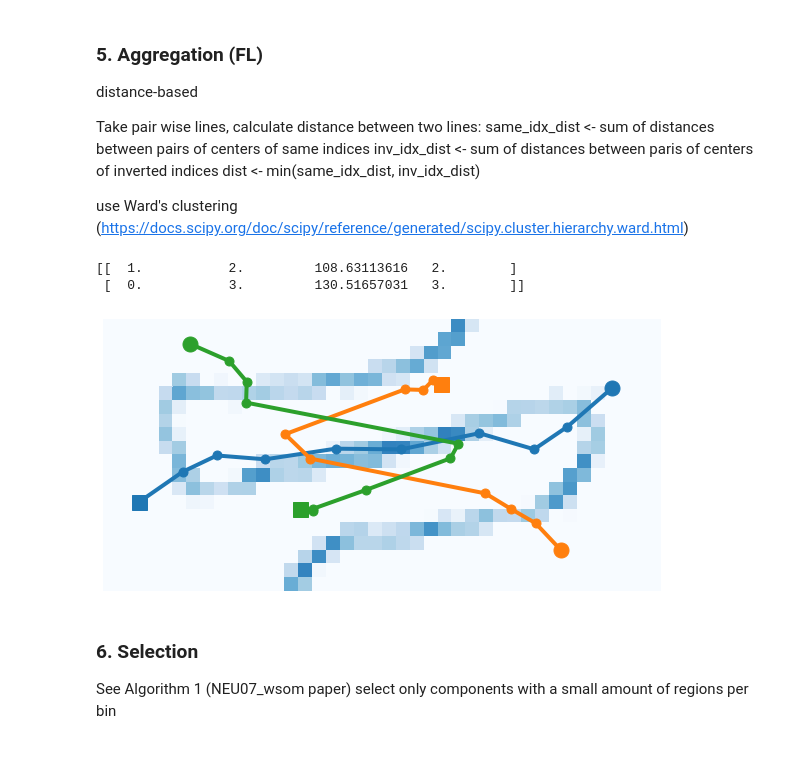
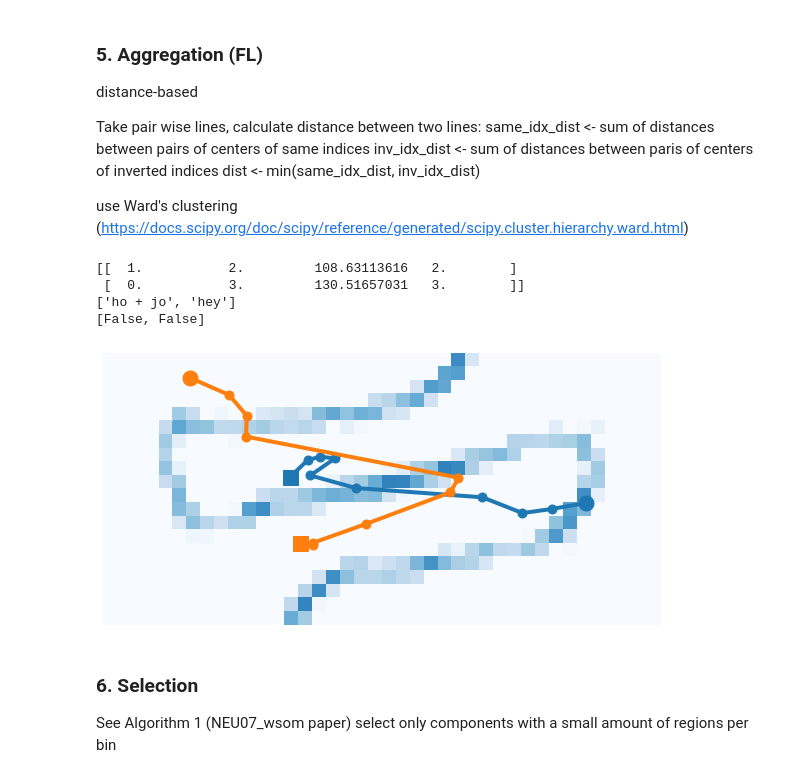
Before and after one commit to filipLoisel/SOS, a Jupyter notebook: UE3/src/main.ipynb, the cells around one changed output. Drawn from its saved outputs; the diff is of its cells as text; code cells hidden in the pictures.

Commit message:
added name grouping

```diff
--- a/UE3/src/main.ipynb
+++ b/UE3/src/main.ipynb
@@ -193,8 +193,8 @@ def visualize(lines, u_matrix, start_end = True, _vmin=0.15,_vmax=0.45, componen
             plt.plot(y_coordinates[-1], x_coordinates[-1], '-s', markersize = 15, color=color)
 
     plt.show()
-
-visualize(lines, u_matrix)
+names =['hey','ho','jo','bro','straight','from','so','ho','a','b','c']
+visualize(lines, u_matrix, component_names=names)
 # %% [output]
 [figure]
 # %% [markdown]
@@ -210,35 +210,36 @@ Take pair wise lines,
 
 use Ward's clustering (https://docs.scipy.org/doc/scipy/reference/generated/scipy.cluster.hierarchy.ward.html)
 # %%
-def distance(l1,l2):
+
+def distance(l1, l2):
     "l1 and l2 need to be 2 dimensional numpy arrays"
     distance_normal = 0
     distance_reversed = 0
     for i in range(len(l1)):
         distance_normal += np.linalg.norm(l1[i] - l2[i])
-        distance_reversed += np.linalg.norm(l1[i] - l2[-(i+1)])
+        distance_reversed += np.linalg.norm(l1[i] - l2[-(i + 1)])
     l = [distance_normal, distance_reversed]
-    return min(l),np.where(l == min(l))[0][0] # [0][0] to get an int instead of an array
+    return min(l), np.where(l == min(l))[0][0]  # [0][0] to get an int instead of an array
 
 
 def create_distance_matrix(lines):
     # create mattrix that shows if the pairwise distance is revesed or not
     n_lines = lines.shape[0]
-    matrix = np.empty((n_lines,n_lines))
-    normal_or_not = np.empty((n_lines,n_lines))
+    matrix = np.empty((n_lines, n_lines))
+    normal_or_not = np.empty((n_lines, n_lines))
     for i in range(n_lines):
         for j in range(n_lines):
             if i == j:
-                matrix[i,j] = np.inf
-                normal_or_not[i,j] = -1
+                matrix[i, j] = np.inf
+                normal_or_not[i, j] = -1
             else:
-                matrix[i,j] = distance(lines[i],lines[j])[0]
-                normal_or_not[i,j] = distance(lines[i],lines[j])[1]
+                matrix[i, j] = distance(lines[i], lines[j])[0]
+                normal_or_not[i, j] = distance(lines[i], lines[j])[1]
 
-    return np.triu(matrix,1), normal_or_not
+    return np.triu(matrix, 1), normal_or_not
 
 
-def assign_clusters(d_matrix,threshold,print_Z=False):
+def assign_clusters(d_matrix, threshold, print_Z=False):
     Z = ward(d_matrix[d_matrix > 0])
     # see link for explanation of Z
     # https://docs.scipy.org/doc/scipy/reference/reference/generated/scipy.cluster.hierarchy.fcluster.html#scipy.cluster.hierarchy.fcluster
@@ -246,48 +247,67 @@ def assign_clusters(d_matrix,threshold,print_Z=False):
         print(Z)
     assigned_clusters = fcluster(Z, threshold, criterion='distance')
     return assigned_clusters
 
-def average_lines(lines,clusters,r_matrix):
+
+def average_lines(lines, clusters, r_matrix, names):
     ''' averages x,y values of all lines per cluster
     '''
-    #final_lines = np.empty((clusters.max(),lines[],2))
+
+    reverse_list = []
     final_lines = []
-    for i in range(max(clusters)): #iterate trough clusters
+    final_names = []
+    for i in range(max(clusters)):  # iterate trough clusters
+        reverse_used = False #indicates if the cluster contains a reversed line
         cluster_lines = np.where(clusters == i + 1)
         if len(cluster_lines[0]) == 1:
             final_lines.append(lines[cluster_lines[0]][0].tolist())
+            final_names.append(names[cluster_lines[0][0]])
+            reverse_list.append(reverse_used)
             continue
 
-
         first_ind = cluster_lines[0][0]
+        name = names[first_ind]
         averaged_line = lines[first_ind]
-        for compare_ind in cluster_lines[0]:   #itearate trough lines
+        for compare_ind in cluster_lines[0]:  # itearate trough lines
             if r_matrix[first_ind, compare_ind] == 0:  # normal distance
                 averaged_line = averaged_line + lines[compare_ind]
+                name += " + " + names[compare_ind]
 
             elif r_matrix[first_ind, compare_ind] == 1:  # reverse distance
-                averaged_line = averaged_line + np.flip(lines[compare_ind],axis=0)
+                name += " + " + names[compare_ind]
+                reverse_used = True
+                averaged_line = averaged_line + np.flip(lines[compare_ind], axis=0)
         averaged_line = (averaged_line / len(cluster_lines[0])).tolist()
+        reverse_list.append(reverse_used)
+        final_lines.append(averaged_line)
+        final_names.append(name)
 
-        final_lines.append(averaged_line)
-    return final_lines
+    return final_lines, final_names, reverse_list
 
 
-def aggregate(lines,threshold,print_Z=False):
+def aggregate(lines, threshold, names, print_Z=False):
     d_matrix, r_matrix = create_distance_matrix(lines)
-    clusters = assign_clusters(d_matrix, threshold,print_Z)
-    new_lines = average_lines(lines, clusters, r_matrix)
+    clusters = assign_clusters(d_matrix, threshold, print_Z)
+    new_lines, names, reverse_list = average_lines(lines, clusters, r_matrix, names)
     new_lines = np.array(new_lines)
-    return new_lines
+    return new_lines, names, reverse_list
 
 
 
-agg_lines = aggregate(lines,80,True)
-visualize(agg_lines, u_matrix)
+
+
+
+
+agg_lines, agg_names, reverse_list = aggregate(lines,110,names,True)
+print(agg_names)
+print(reverse_list)
+visualize(agg_lines, u_matrix, component_names=names)
 # %% [output]
 [[  1.           2.         108.63113616   2.        ]
  [  0.           3.         130.51657031   3.        ]]
+['ho + jo', 'hey']
+[False, False]
-[figure, old version]
+[figure, new version]
 # %% [markdown]
 ### 6. Selection
 
```
Also changed, not shown: parts of 2 cells of this notebook.
